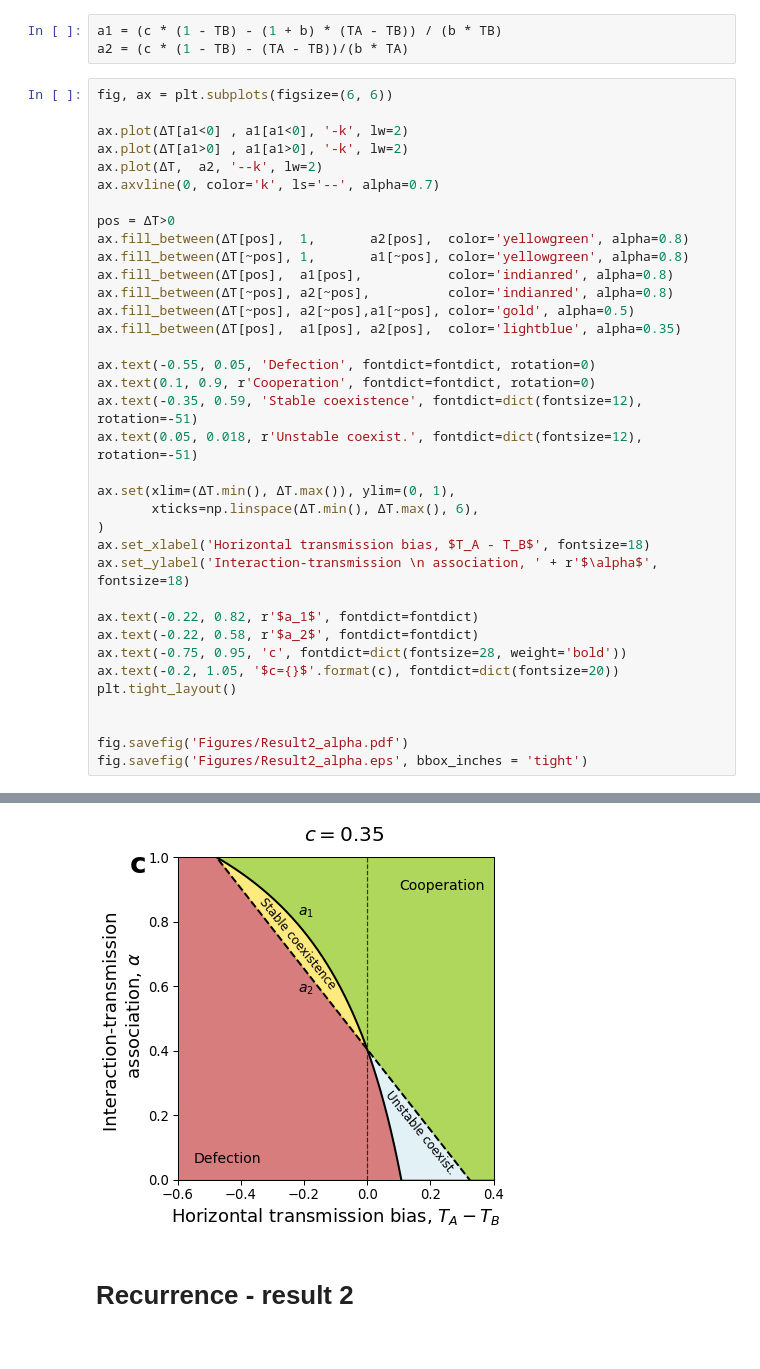
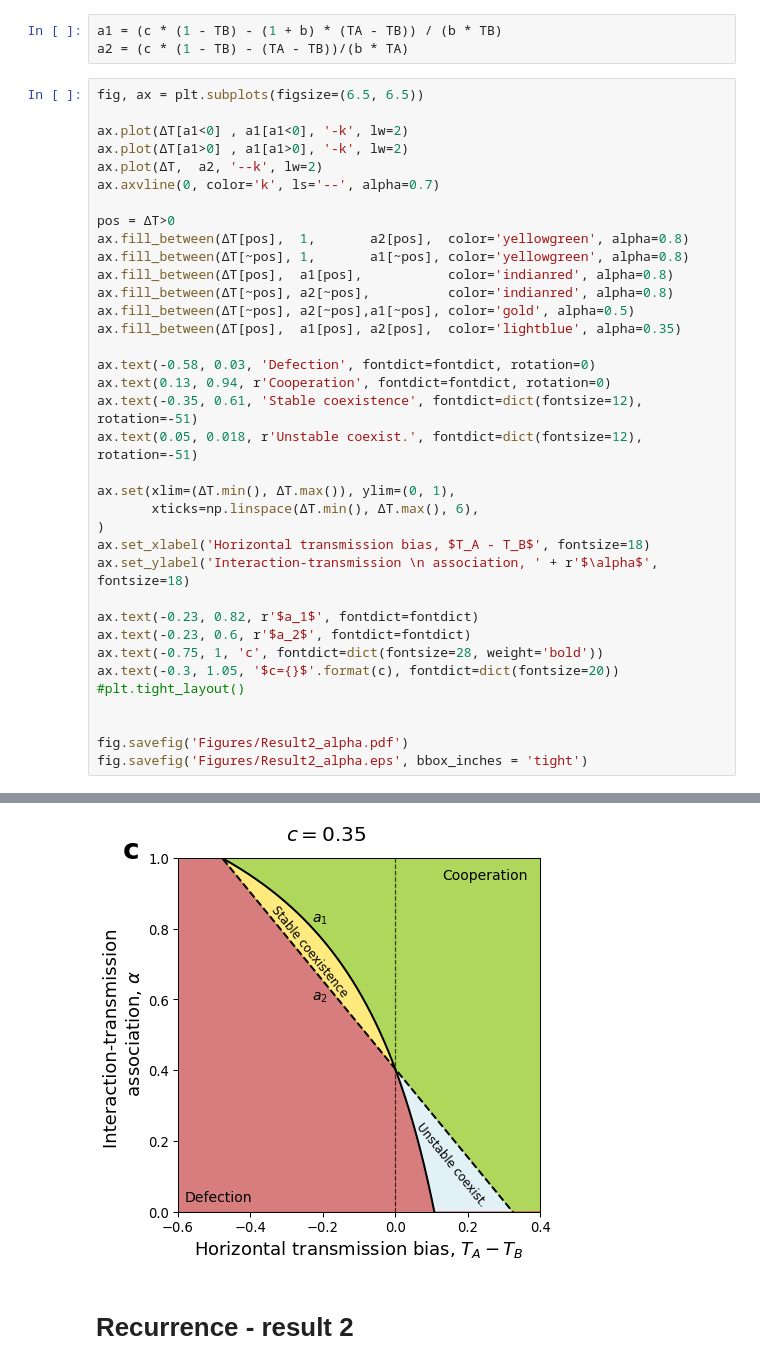
Before and after one commit to yoavram-lab/CulturalCooperation, a Jupyter notebook: ms/figures.ipynb, the cells around one changed output, grey strips where cells are left out. Cells and saved outputs as stored; diff of their text form.

```diff
--- a/ms/figures.ipynb
+++ b/ms/figures.ipynb
@@ -119,7 +119,7 @@ pstar = np.ma.masked_less(pstar, 0)
 a1 = (c * (1 - TB) - (1 + b) * (TA - TB)) / (b * TB)
 a2 = (c * (1 - TB) - (TA - TB))/(b * TA)
 # %%
-fig, ax = plt.subplots(figsize=(6, 6))
+fig, ax = plt.subplots(figsize=(6.5, 6.5))
 
 ax.plot(ΔT[a1<0] , a1[a1<0], '-k', lw=2)
 ax.plot(ΔT[a1>0] , a1[a1>0], '-k', lw=2)
@@ -134,45 +134,45 @@ ax.fill_between(ΔT[~pos], a2[~pos],          color='indianred', alpha=0.8)
 ax.fill_between(ΔT[~pos], a2[~pos],a1[~pos], color='gold', alpha=0.5)
 ax.fill_between(ΔT[pos],  a1[pos], a2[pos],  color='lightblue', alpha=0.35)
 
-ax.text(-0.55, 0.05, 'Defection', fontdict=fontdict, rotation=0)
-ax.text(0.1, 0.9, r'Cooperation', fontdict=fontdict, rotation=0)
-ax.text(-0.35, 0.59, 'Stable coexistence', fontdict=dict(fontsize=12), rotation=-51)
+ax.text(-0.58, 0.03, 'Defection', fontdict=fontdict, rotation=0)
+ax.text(0.13, 0.94, r'Cooperation', fontdict=fontdict, rotation=0)
+ax.text(-0.35, 0.61, 'Stable coexistence', fontdict=dict(fontsize=12), rotation=-51)
 ax.text(0.05, 0.018, r'Unstable coexist.', fontdict=dict(fontsize=12), rotation=-51)
 
 ax.set(xlim=(ΔT.min(), ΔT.max()), ylim=(0, 1),
        xticks=np.linspace(ΔT.min(), ΔT.max(), 6),
 )
 ax.set_xlabel('Horizontal transmission bias, $T_A - T_B$', fontsize=18)
 ax.set_ylabel('Interaction-transmission \n association, ' + r'$\alpha$', fontsize=18)
 
-ax.text(-0.22, 0.82, r'$a_1$', fontdict=fontdict)
-ax.text(-0.22, 0.58, r'$a_2$', fontdict=fontdict)
-ax.text(-0.75, 0.95, 'c', fontdict=dict(fontsize=28, weight='bold'))
-ax.text(-0.2, 1.05, '$c={}$'.format(c), fontdict=dict(fontsize=20))
-plt.tight_layout()
+ax.text(-0.23, 0.82, r'$a_1$', fontdict=fontdict)
+ax.text(-0.23, 0.6, r'$a_2$', fontdict=fontdict)
+ax.text(-0.75, 1, 'c', fontdict=dict(fontsize=28, weight='bold'))
+ax.text(-0.3, 1.05, '$c={}$'.format(c), fontdict=dict(fontsize=20))
+#plt.tight_layout()
 
 
 fig.savefig('Figures/Result2_alpha.pdf')
 fig.savefig('Figures/Result2_alpha.eps', bbox_inches = 'tight')
 # %% [output]
 The PostScript backend does not support transparency; partially transparent artists will be rendered opaque.
 The PostScript backend does not support transparency; partially transparent artists will be rendered opaque.
 The PostScript backend does not support transparency; partially transparent artists will be rendered opaque.
 The PostScript backend does not support transparency; partially transparent artists will be rendered opaque.
 The PostScript backend does not support transparency; partially transparent artists will be rendered opaque.
 The PostScript backend does not support transparency; partially transparent artists will be rendered opaque.
 The PostScript backend does not support transparency; partially transparent artists will be rendered opaque.
 The PostScript backend does not support transparency; partially transparent artists will be rendered opaque.
 The PostScript backend does not support transparency; partially transparent artists will be rendered opaque.
 The PostScript backend does not support transparency; partially transparent artists will be rendered opaque.
 The PostScript backend does not support transparency; partially transparent artists will be rendered opaque.
 The PostScript backend does not support transparency; partially transparent artists will be rendered opaque.
 The PostScript backend does not support transparency; partially transparent artists will be rendered opaque.
 The PostScript backend does not support transparency; partially transparent artists will be rendered opaque.
 The PostScript backend does not support transparency; partially transparent artists will be rendered opaque.
 The PostScript backend does not support transparency; partially transparent artists will be rendered opaque.
 The PostScript backend does not support transparency; partially transparent artists will be rendered opaque.
-[figure, old version]
+[figure, new version]
 # %% [markdown]
 # Recurrence - result 2
 # %%
```
Also changed, not shown: parts of 7 cells of this notebook, 17 other files.
